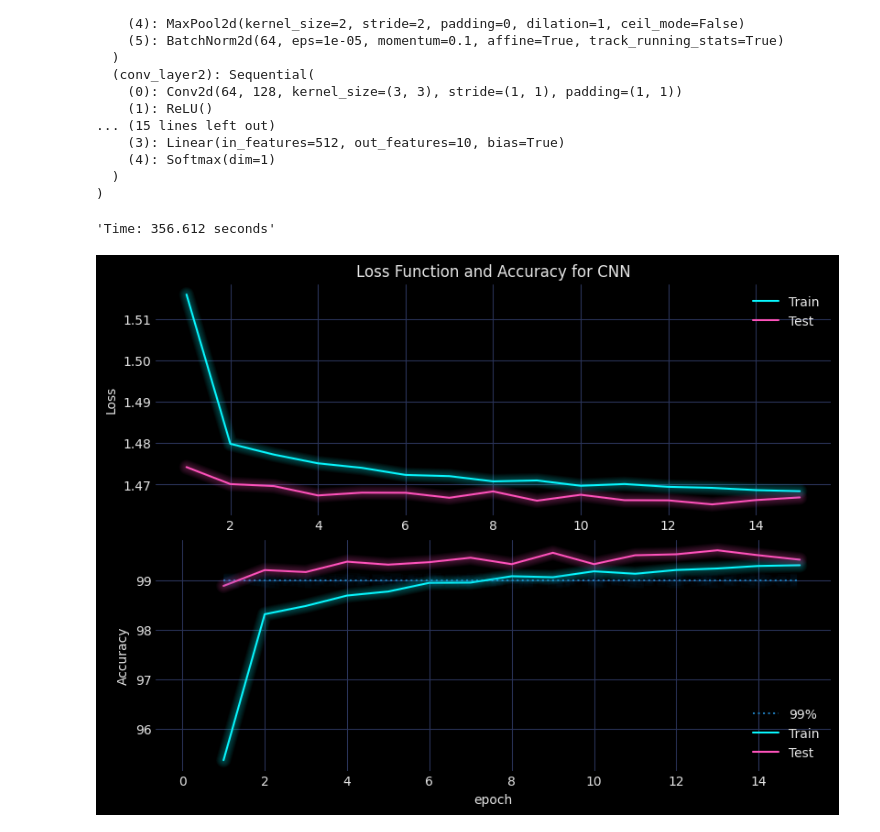
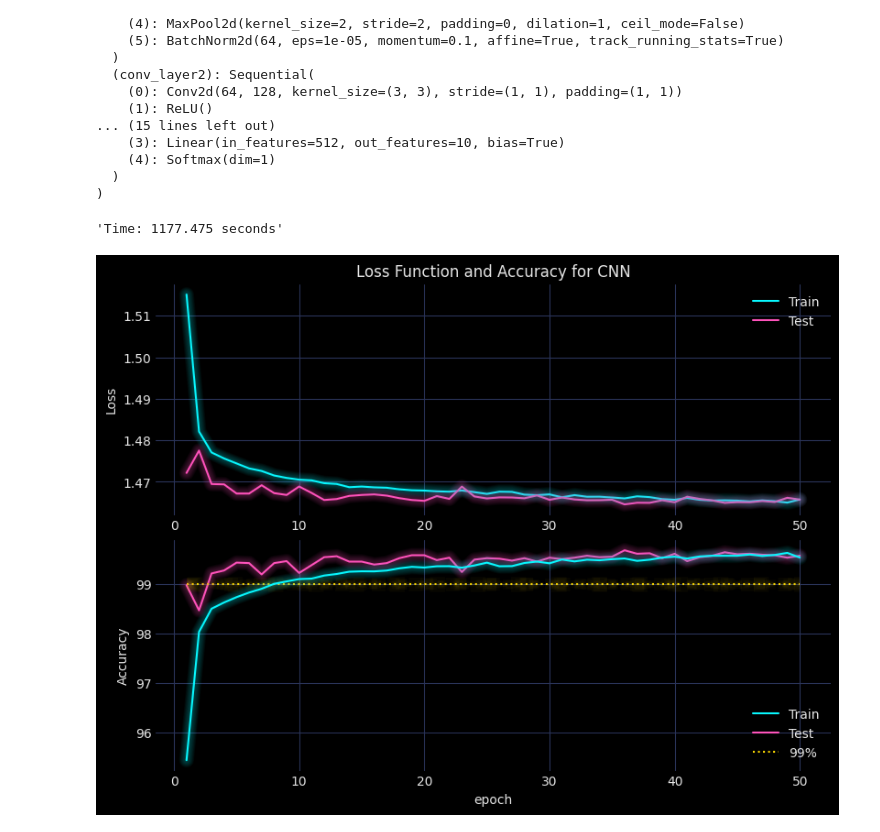
Before and after one commit to Yolonek/MachineLearningApplications, a Jupyter notebook: CNN/2.2-MNISTClassification.ipynb, the cells around one changed output. Cells and saved outputs as stored; diff of their text form; code cells hidden in the pictures.

```diff
--- a/CNN/2.2-MNISTClassification.ipynb
+++ b/CNN/2.2-MNISTClassification.ipynb
@@ -121,6 +101,7 @@ class CNN(nn.Module):
 * Random shear by 10 %
 # %%
 data_transform = transforms.Compose([
+    transforms.Resize((28,28)),
     transforms.RandomAffine(degrees=10,
                             translate=(0.1, 0.1),
                             scale=(1, 1.1),
@@ -179,9 +160,9 @@ def accuracy_fn(y_true, y_pred):
 # %%
 CPU_COUNT = os.cpu_count()
 BATCH_SIZE = 32
-loader_kwargs = dict(batch_size=BATCH_SIZE, pin_memory=True, shuffle=True, num_workers=CPU_COUNT)
-train_loader = DataLoader(train_data, **loader_kwargs)
-test_loader = DataLoader(test_data, **loader_kwargs)
+loader_kwargs = dict(batch_size=BATCH_SIZE, pin_memory=True, num_workers=CPU_COUNT)
+train_loader = DataLoader(train_data, **loader_kwargs, shuffle=True)
+test_loader = DataLoader(test_data, **loader_kwargs, shuffle=False)
 len(train_data), len(test_data), len(train_loader)
 # %% [output]
 (60000, 10000, 1875)
@@ -213,7 +194,7 @@ CNN(
 )
 # %%
 train_time_start = timer()
-epochs = 15
+epochs = 50
 train_loss, train_acc = [], []
 test_loss, test_acc = [], []
 for epoch in tqdm(range(epochs)):
@@ -228,20 +209,20 @@ for epoch in tqdm(range(epochs)):
 train_time_end = timer()
 f'Time: {train_time_end - train_time_start:.3f} seconds'
 # %% [output]
-'Time: 356.612 seconds'
+'Time: 1177.475 seconds'
 # %%
 with plt.style.context('cyberpunk'):
     figure, axes = plt.subplots(2, 1, layout='constrained', figsize=(8, 6))
     axes[0].plot(range(1, epochs + 1), train_loss, label='Train')
     axes[0].plot(range(1, epochs + 1), test_loss, label='Test')
     axes[0].set(ylabel='Loss', title=f'Loss Function and Accuracy for {modelCNN.__class__.__name__}')
     axes[0].legend()
     enhance_plot(figure, axes[0], glow=True)
-    axes[1].axhline(y=99, xmin=0.1, xmax=0.95, linestyle=':', label='99%')
-    axes[1].plot(range(1, epochs + 1), train_acc, label='Train')
-    axes[1].plot(range(1, epochs + 1), test_acc, label='Test')
+    axes[1].plot(range(1, epochs + 1), train_acc, label='Train', zorder=3)
+    axes[1].plot(range(1, epochs + 1), test_acc, label='Test', zorder=2)
+    axes[1].plot([1, epochs], [99, 99], linestyle=':', label='99%', zorder=2)
     axes[1].set(xlabel='epoch', ylabel='Accuracy')
     axes[1].legend()
     enhance_plot(figure, axes[1], glow=True)
 # %% [output]
-[figure, old version]
+[figure, new version]
```
Also changed, not shown: parts of 10 cells of this notebook.
